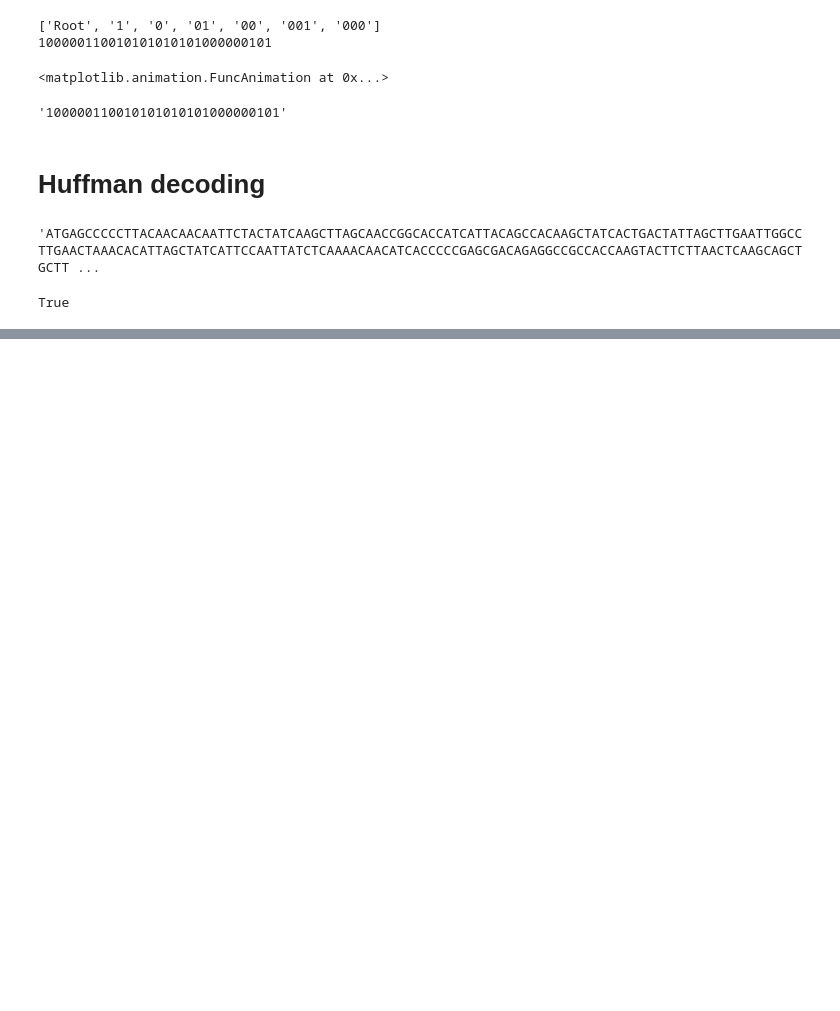
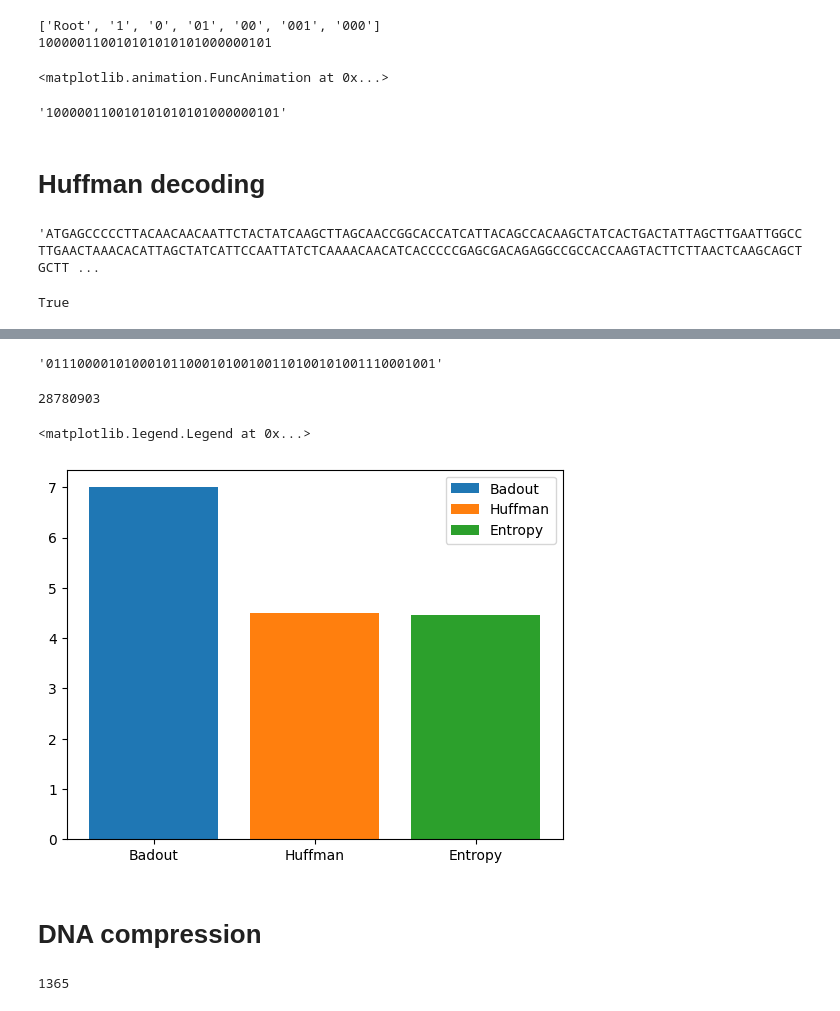
Before and after one commit to MattiaFiore/Source-Coding-Project, a Jupyter notebook: Huffman.ipynb, the cells around one changed output, grey strips where cells are left out. Cells and saved outputs as stored; diff of their text form; code cells hidden in the pictures; blank space fills up the shorter version.

```diff
--- a/Huffman.ipynb
+++ b/Huffman.ipynb
@@ -544,0 +683,15 @@ True
+# %%
+with open("book-war-and-peace.txt") as f:
+
+  for i in f:
+    book += i
+
+count = Counter(book)
+probabilities = {j : k /count.total() for j,k in count.items()}
+N = 1
+groups = create_blocks(probabilities.keys(), N)
+dictionary = gen_dict(groups, probabilities)
+
+dictionary2 = huffman(dictionary)
+#cleaning
+dictionary2 = {"".join(j): k for j,k in dictionary2.items()}
@@ -544,0 +700,32 @@ True
+# %%
+encoded_book = ""
+for i in book:
+  encoded_book += dictionary2[i]
+
+encoded_book[:50]
+# %% [output]
+'01110000101000101100010100100110100101001110001001'
+# %%
+total_symbols = len(book)
+total_bits = len(encoded_book)
+bits_per_symbol = total_bits/total_symbols
+bits_per_symbol
+print(total_bits)
+# %% [output]
+28780903
+# %%
+huffman = bits_per_symbol
+badout = 7
+entropy = sum([p*log2(1/p) for p in probabilities.values()])
+
+plt.bar('Badout', badout)
+plt.bar('Huffman', huffman)
+plt.bar('Entropy', entropy)
+
+
+plt.legend(['Badout', 'Huffman', 'Entropy'])
+# %% [output]
+<matplotlib.legend.Legend at 0x...>
+[figure, added]
+# %% [markdown]
+# DNA compression
@@ -544,0 +746,4 @@ True
+# %%
+len(DNA_sequence)
+# %% [output]
+1365
```
Also changed, not shown: parts of 30 cells of this notebook.
